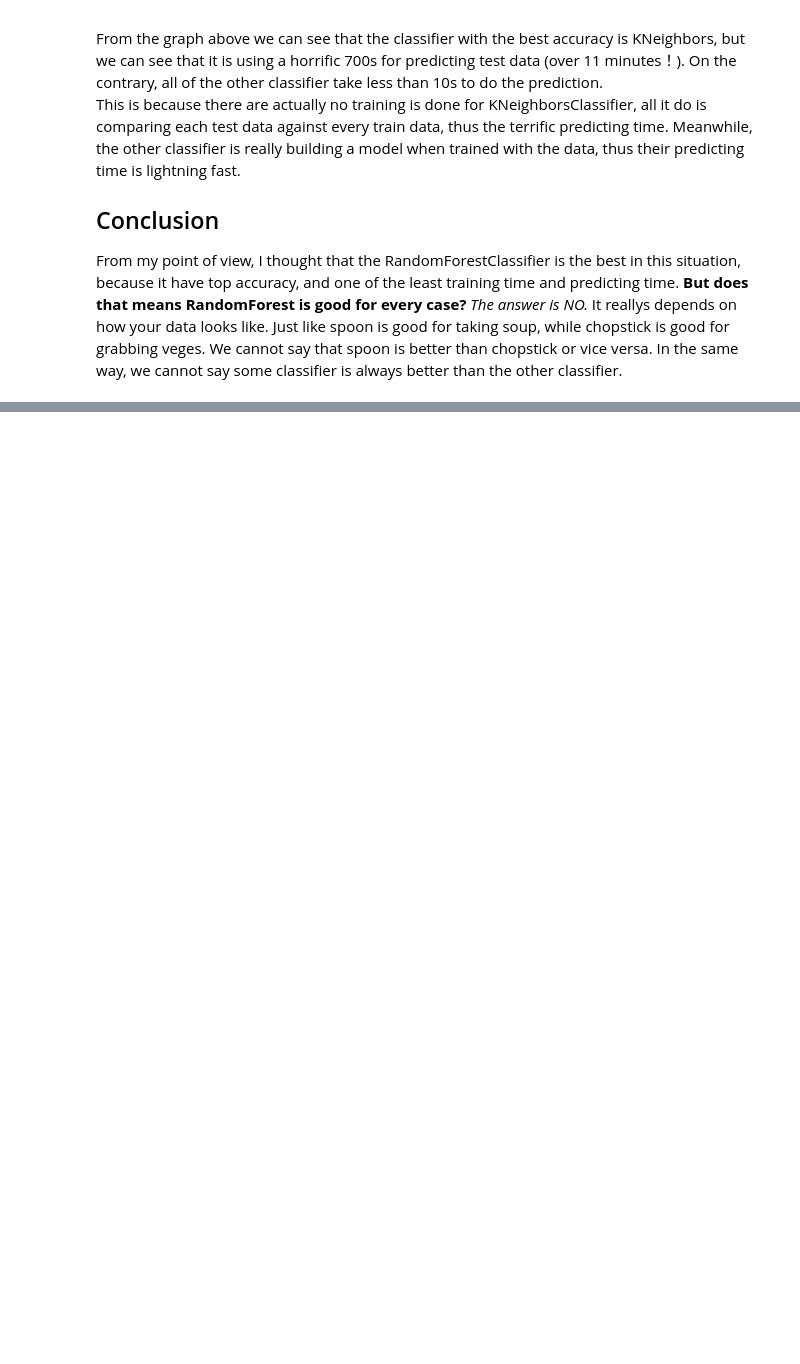
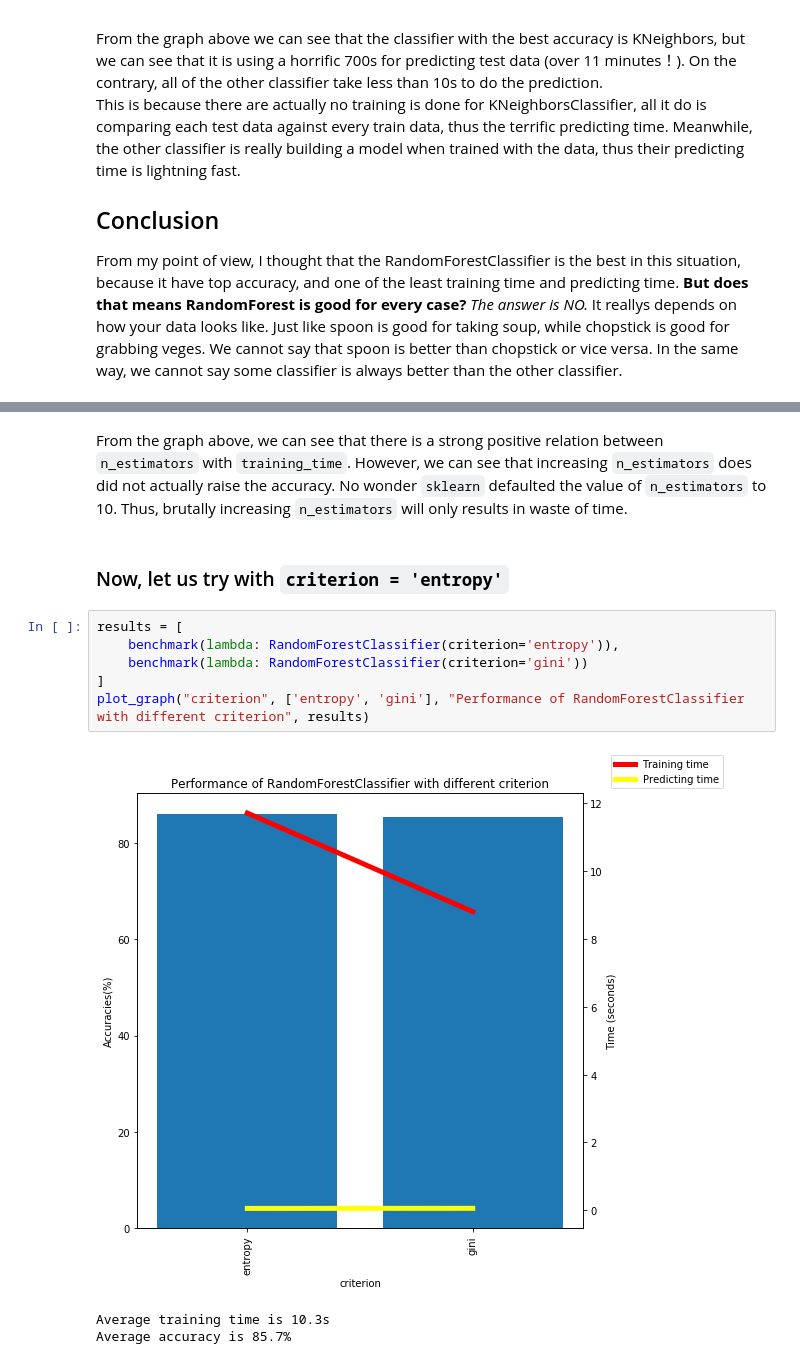
Before and after one commit to wongjiahau/fashion-mnist, a Jupyter notebook: main.ipynb, the cells around one changed output, grey strips where cells are left out. Drawn from its saved outputs; the diff is of its cells as text; blank space fills up the shorter version.

```diff
--- a/main.ipynb
+++ b/main.ipynb
@@ -307,0 +343,14 @@ Average accuracy is 81.3%
+# %% [markdown]
+From the graph above, we can see that there is a strong positive relation between `n_estimators` with `training_time`. However, we can see that increasing `n_estimators` does did not actually raise the accuracy.  No wonder `sklearn` defaulted the value of `n_estimators` to 10.  Thus, brutally increasing `n_estimators` will only results in waste of time.
+# %% [markdown]
+### Now, let us try with `criterion = 'entropy'`
+# %%
+results = [
+    benchmark(lambda: RandomForestClassifier(criterion='entropy')),
+    benchmark(lambda: RandomForestClassifier(criterion='gini'))
+]
+plot_graph("criterion", ['entropy', 'gini'], "Performance of RandomForestClassifier with different criterion", results)
+# %% [output]
+[figure, added]
+Average training time is 10.3s
+Average accuracy is 85.7%
```
Also changed, not shown: parts of 14 cells of this notebook.
